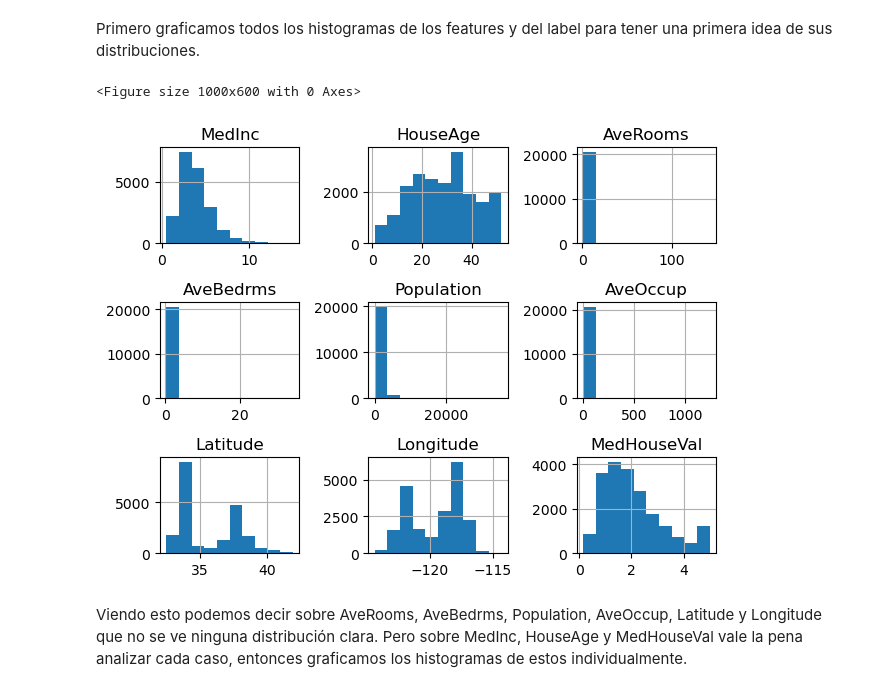
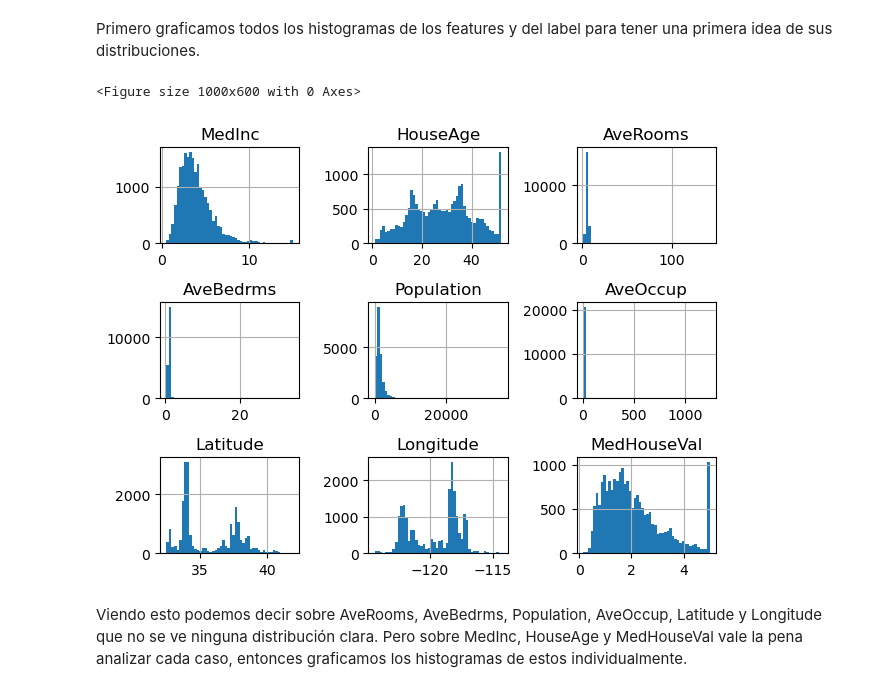
Before and after one commit to Grupo-CEIA-IIA/ceia_iia_tps, a Jupyter notebook: TP2/TP2.ipynb, the cells around one changed output. Saved outputs shown, nothing was run; the diff lists cells and outputs as text; code cells hidden in the pictures.

```diff
--- a/TP2/TP2.ipynb
+++ b/TP2/TP2.ipynb
@@ -126,17 +126,17 @@ Primero graficamos todos los histogramas de los features y del label para tener
 # %%
 plt.figure(figsize=(10, 6))  # Ajustar según sea necesario
 
 # Dibuja el histograma
-df_california.hist()
+df_california.hist(bins=50)
 
 # Ajusta el layout para evitar superposición
 plt.tight_layout()
 
 # Muestra el gráfico
 plt.show()
 # %% [output]
 <Figure size 1000x600 with 0 Axes>
-[figure, old version]
+[figure, new version]
 # %% [markdown]
 Viendo esto podemos decir sobre AveRooms, AveBedrms, Population, AveOccup, Latitude y Longitude que no se ve ninguna distribución clara. Pero sobre MedInc, HouseAge y MedHouseVal vale la pena analizar cada caso, entonces graficamos los histogramas de estos individualmente.
 # %%
```
Also changed, not shown: parts of 3 cells of this notebook.
